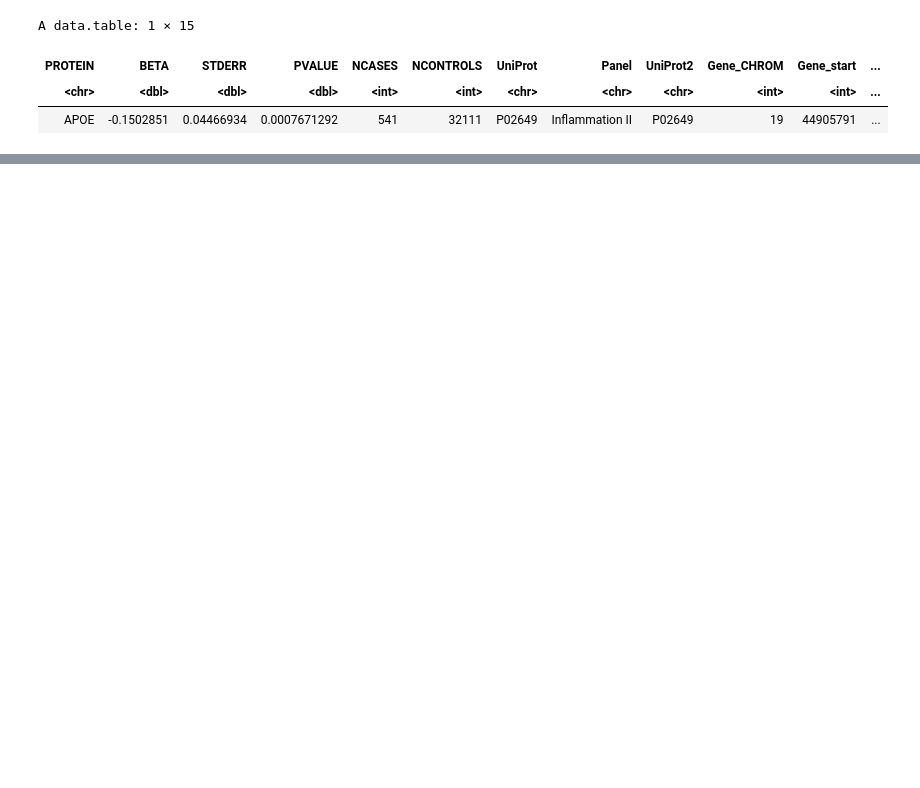
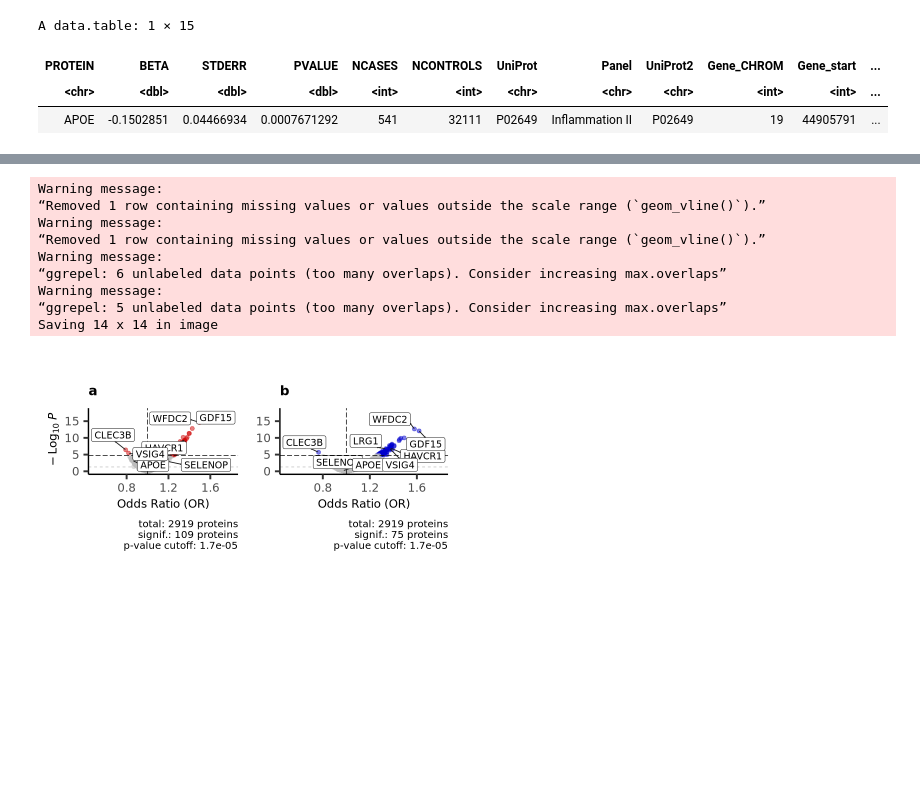
Before and after one commit to VasiliosRaptis/deliriumGen, a Jupyter notebook: proteomics/01b_pwas_volcano_plot.ipynb, the cells around one changed output, grey strips where cells are left out. Saved outputs shown, nothing was run; the diff lists cells and outputs as text; code cells hidden in the pictures; blank space fills up the shorter version.

```diff
--- a/proteomics/01b_pwas_volcano_plot.ipynb
+++ b/proteomics/01b_pwas_volcano_plot.ipynb
@@ -95,0 +155,16 @@ A data.table: 1 × 15
+# %%
+ggarrange(EV1, EV2,
+          ncol=2, nrow=2
+         )
+ggsave("pwas_vp_plus_nodem.png", scale = 2, dpi = 400)
+# %% [output]
+Warning message:
+“Removed 1 row containing missing values or values outside the scale range (`geom_vline()`).”
+Warning message:
+“Removed 1 row containing missing values or values outside the scale range (`geom_vline()`).”
+Warning message:
+“ggrepel: 6 unlabeled data points (too many overlaps). Consider increasing max.overlaps”
+Warning message:
+“ggrepel: 5 unlabeled data points (too many overlaps). Consider increasing max.overlaps”
+Saving 14 x 14 in image
+[figure, added]
```
Also changed, not shown: parts of 9 cells of this notebook.
